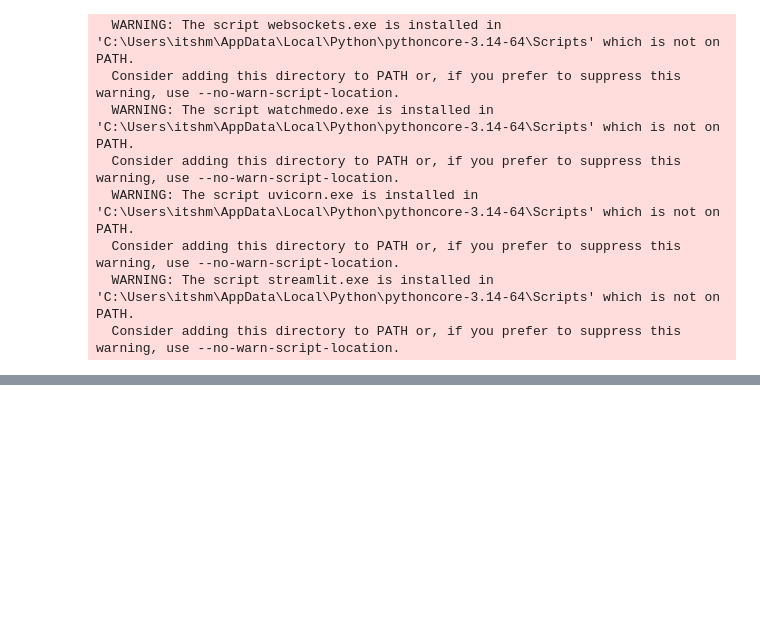
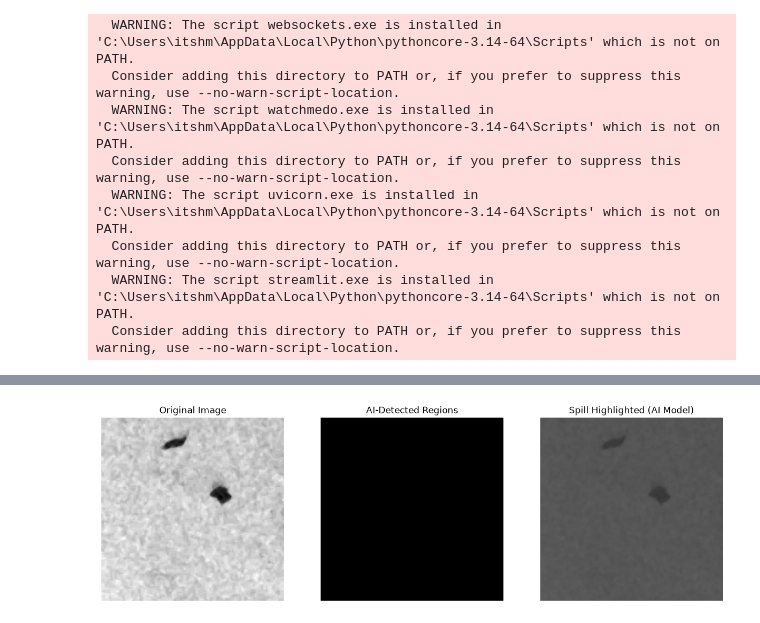
Before and after one commit to HMishra2509/project-orca, a Jupyter notebook: orca_engine1.ipynb, the cells around one changed output, grey strips where cells are left out. Cells and saved outputs as stored; diff of their text form; code cells hidden in the pictures; blank space fills up the shorter version.

```diff
--- a/orca_engine1.ipynb
+++ b/orca_engine1.ipynb
@@ -785,0 +1041,88 @@ Successfully installed altair-6.2.2 blinker-1.9.0 branca-0.8.2 click-8.4.2 foliu
+# %%
+import math
+
+def analyze_oil_spill_ai(image_path, model, resolution_m_per_pixel=10, img_size=256):
+    # ---- Load and preprocess the image exactly as done during training ----
+    original_img = cv2.imread(image_path, cv2.IMREAD_GRAYSCALE)
+    original_shape = original_img.shape
+
+    resized_img = cv2.resize(original_img, (img_size, img_size))
+    normalized_img = resized_img.astype(np.float32) / 255.0
+
+    # Convert to the tensor format the model expects: (batch, channels, height, width)
+    input_tensor = torch.from_numpy(normalized_img).unsqueeze(0).unsqueeze(0)
+
+    # ---- Run the model (inference) ----
+    with torch.no_grad():
+        prediction = model(input_tensor)
+        prediction = prediction.squeeze().numpy()
+
+    # ---- Convert model's confidence output into a binary mask ----
+    binary_mask = (prediction > 0.5).astype(np.uint8) * 255
+
+    # Resize the mask back to the original image's size for accurate area calculation
+    binary_mask_original_size = cv2.resize(binary_mask, (original_shape[1], original_shape[0]))
+
+    # ---- Find contours (spill boundaries) on this AI-generated mask ----
+    contours, _ = cv2.findContours(binary_mask_original_size, cv2.RETR_EXTERNAL, cv2.CHAIN_APPROX_SIMPLE)
+    spill_contours = [c for c in contours if cv2.contourArea(c) > 50]
+
+    # ---- Draw result for visualization ----
+    output = cv2.cvtColor(original_img, cv2.COLOR_GRAY2BGR)
+    cv2.drawContours(output, spill_contours, -1, (0, 0, 255), 2)
+
+    # ---- Calculate real-world properties for each detected spill ----
+    properties = []
+    for c in spill_contours:
+        pixel_area = cv2.contourArea(c)
+        area_sq_km = (pixel_area * (resolution_m_per_pixel ** 2)) / 1_000_000
+        perimeter_pixels = cv2.arcLength(c, True)
+        perimeter_m = perimeter_pixels * resolution_m_per_pixel
+        elongation_ratio = (perimeter_pixels ** 2) / (4 * math.pi * pixel_area) if pixel_area > 0 else 0
+
+        age_estimate = "Likely fresh (compact shape)" if elongation_ratio < 1.5 else \
+                       "Moderately spread (some hours old)" if elongation_ratio < 3 else \
+                       "Likely older / wind-driven (elongated shape)"
+
+        properties.append({
+            "area_sq_km": round(area_sq_km, 4),
+            "perimeter_m": round(perimeter_m, 1),
+            "elongation_ratio": round(elongation_ratio, 2),
+            "age_estimate": age_estimate
+        })
+
+    return original_img, binary_mask_original_size, output, spill_contours, properties
+
+
+# ---- Test it on a real image ----
+img, mask, result, contours, properties = analyze_oil_spill_ai("data/class_1_01780.jpg", trained_model)
+
+import matplotlib.pyplot as plt
+
+plt.figure(figsize=(15,5))
+plt.subplot(1,3,1)
+plt.imshow(img, cmap='gray')
+plt.title("Original Image")
+plt.axis('off')
+
+plt.subplot(1,3,2)
+plt.imshow(mask, cmap='gray')
+plt.title("AI-Detected Regions")
+plt.axis('off')
+
+plt.subplot(1,3,3)
+plt.imshow(cv2.cvtColor(result, cv2.COLOR_BGR2RGB))
+plt.title("Spill Highlighted (AI Model)")
+plt.axis('off')
+
+plt.show()
+
+print(f"Number of spill regions detected: {len(contours)}")
+for i, prop in enumerate(properties):
+    print(f"\nRegion {i+1}:")
+    print(f"  Area: {prop['area_sq_km']} km²")
+    print(f"  Perimeter: {prop['perimeter_m']} meters")
+    print(f"  Elongation Ratio: {prop['elongation_ratio']}")
+    print(f"  Age Estimate: {prop['age_estimate']}")
+# %% [output]
+[figure, added]
```
Also changed, not shown: parts of 21 cells of this notebook, 8 other files.
